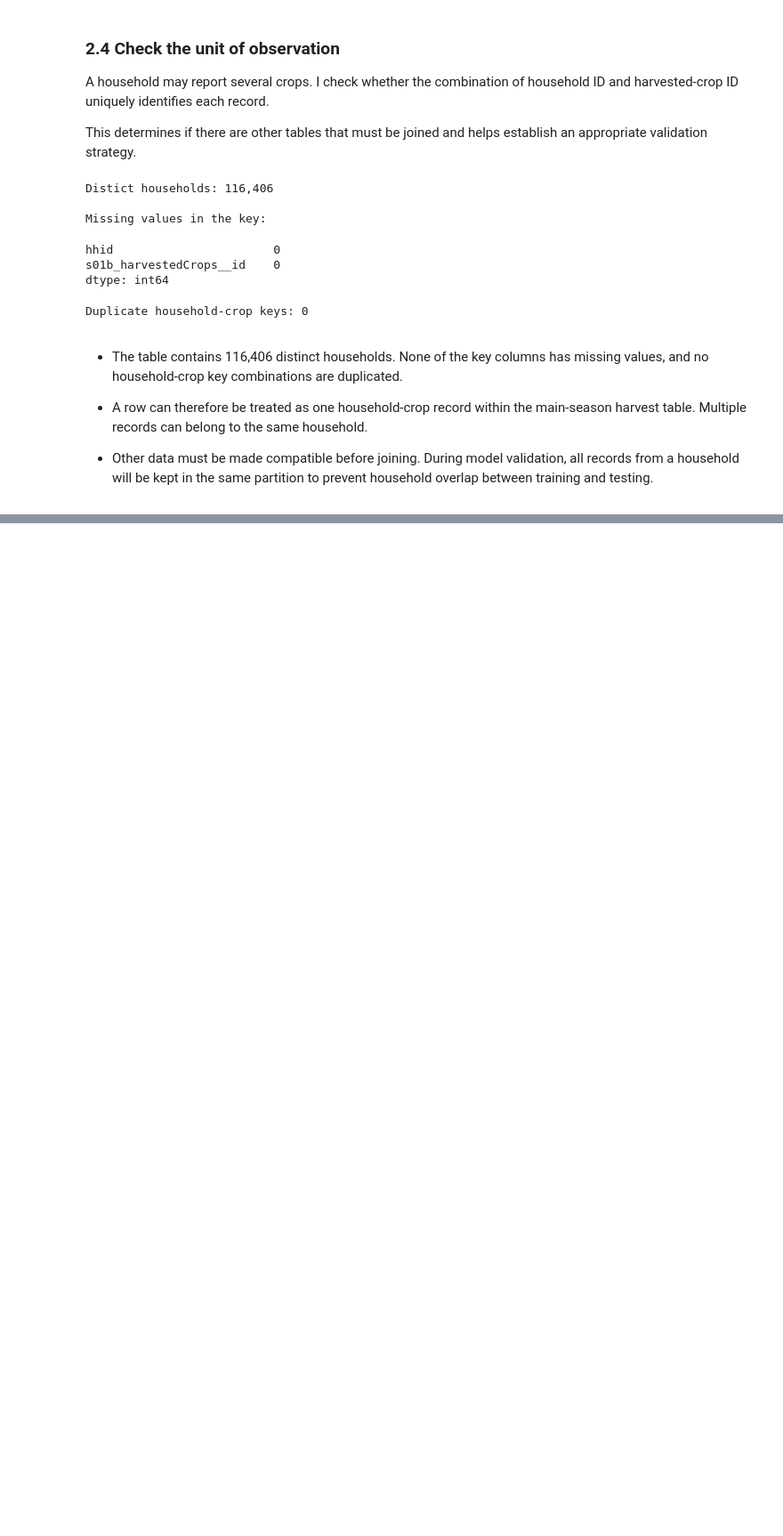
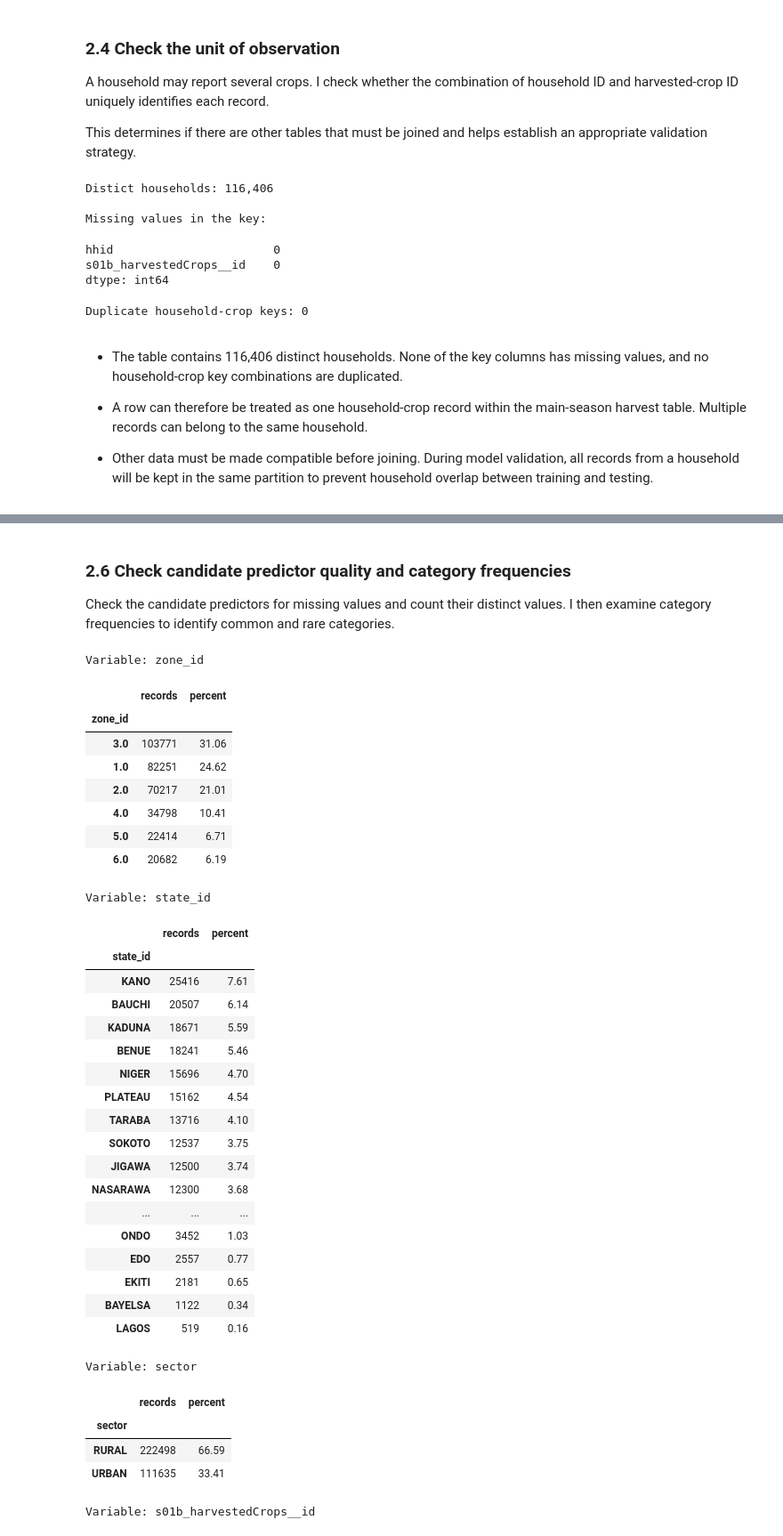
Before and after one commit to Chizycodes/nass-harvest-loss-prediction, a Jupyter notebook: notebooks/01_data_exploration.ipynb, the cells around one changed output, grey strips where cells are left out. Shown at 89% size. Drawn from its saved outputs; the diff is of its cells as text; code cells hidden in the pictures; blank space fills up the shorter version.

```diff
--- a/notebooks/01_data_exploration.ipynb
+++ b/notebooks/01_data_exploration.ipynb
@@ -161,0 +224,60 @@ Loss amounts, loss percentages, and reasons for loss will not be used to predict
+# %% [markdown]
+### 2.6 Check candidate predictor quality and category frequencies
+
+Check the candidate predictors for missing values and count their distinct values. I then examine category frequencies to identify common and rare categories.
+# %%
+# Run same frequency check for each candidate predictor
+for column in candidate_predictors:
+
+  # Count each value, including missing values if present
+  counts = harvest[column].value_counts(dropna=False)
+
+  # Strata categorical columns may include predefined labels with no records
+  # show only values that actually occur in this table
+  counts = counts[counts > 0]
+
+  # Turn the counts into a table with a clearly named column
+  frequency_table = counts.to_frame("records")
+
+  # Calculate each category's share of all harvest records
+  frequency_table["percent"] = (
+    frequency_table["records"] / len(harvest) * 100
+  ).round(2)
+
+  print(f"\nVariable: {column}")
+  display(frequency_table)
+# %% [output]
+Variable: zone_id
+|  | records | percent |
+| zone_id |  |  |
+| 3.0 | 103771 | 31.06 |
+| 1.0 | 82251 | 24.62 |
+| 2.0 | 70217 | 21.01 |
+| 4.0 | 34798 | 10.41 |
+| 5.0 | 22414 | 6.71 |
+| 6.0 | 20682 | 6.19 |
+Variable: state_id
+|  | records | percent |
+| state_id |  |  |
+| KANO | 25416 | 7.61 |
+| BAUCHI | 20507 | 6.14 |
+| KADUNA | 18671 | 5.59 |
+| BENUE | 18241 | 5.46 |
+| NIGER | 15696 | 4.70 |
+| PLATEAU | 15162 | 4.54 |
+| TARABA | 13716 | 4.10 |
+| SOKOTO | 12537 | 3.75 |
+| JIGAWA | 12500 | 3.74 |
+| NASARAWA | 12300 | 3.68 |
+| ... | ... | ... |
+| ONDO | 3452 | 1.03 |
+| EDO | 2557 | 0.77 |
+| EKITI | 2181 | 0.65 |
+| BAYELSA | 1122 | 0.34 |
+| LAGOS | 519 | 0.16 |
+Variable: sector
+|  | records | percent |
+| sector |  |  |
+| RURAL | 222498 | 66.59 |
+| URBAN | 111635 | 33.41 |
+Variable: s01b_harvestedCrops__id
```
Also changed, not shown: parts of 12 cells of this notebook.
